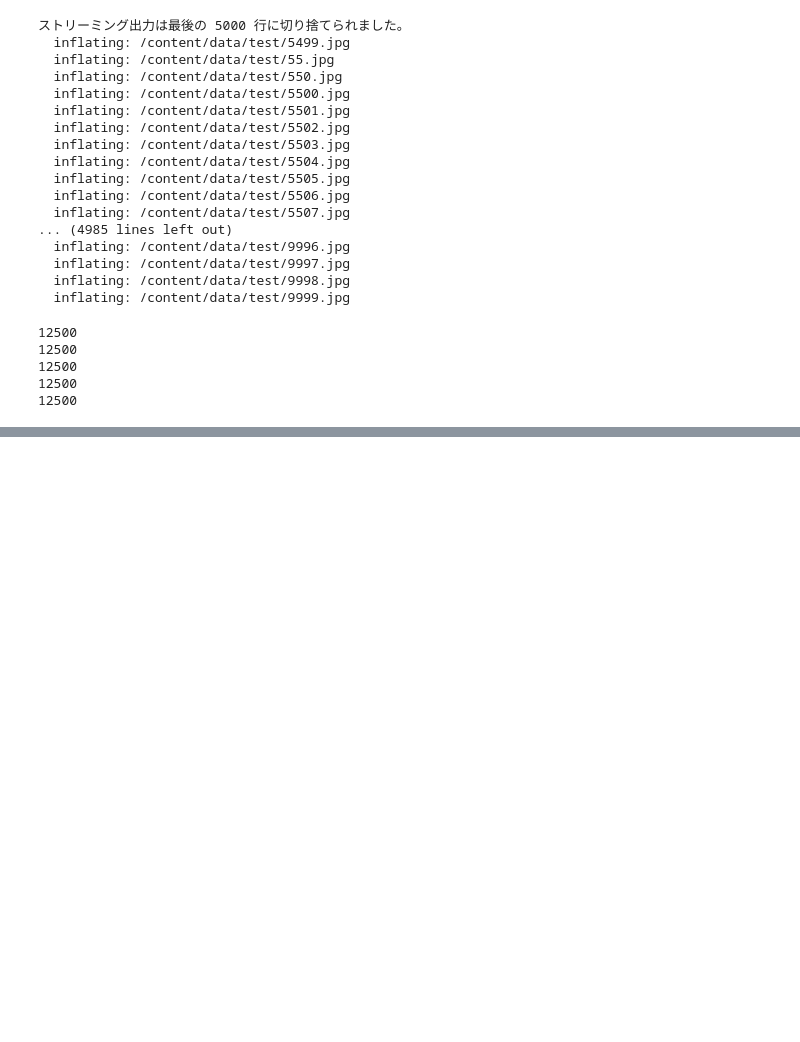
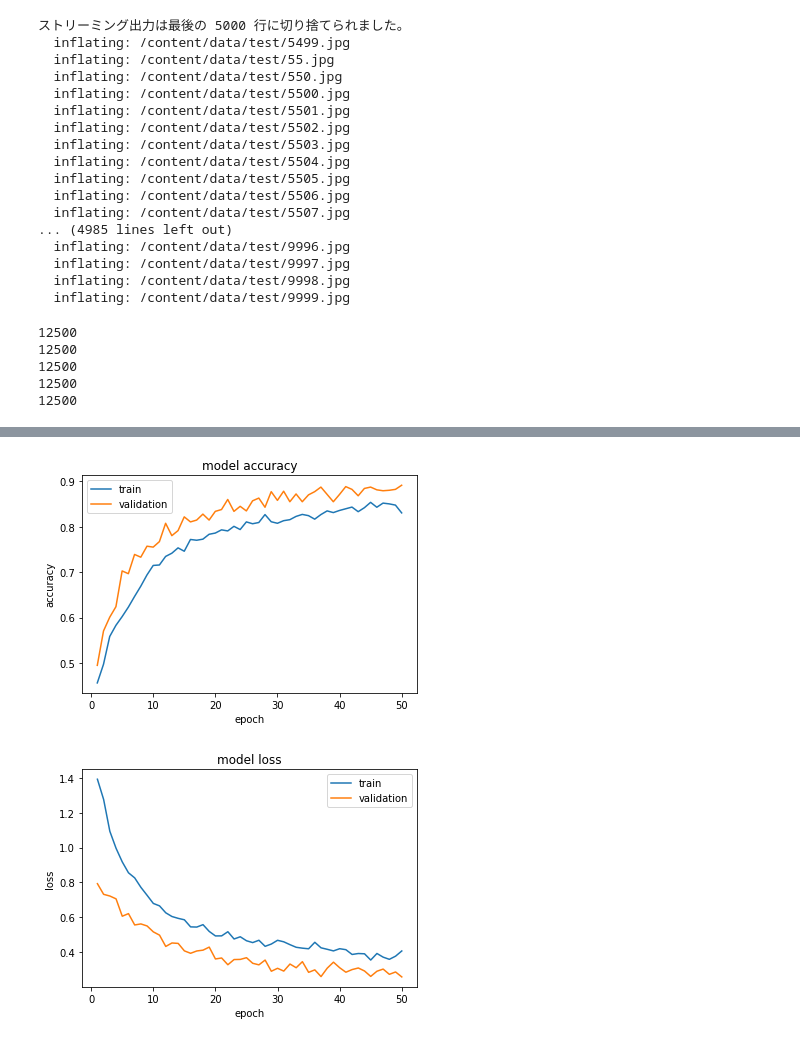
Before and after one commit to Re14m/training, a Jupyter notebook: 2022_0224_dogs_vs_cats_redux_kernels_edition.ipynb, the cells around one changed output, grey strips where cells are left out. Drawn from its saved outputs; the diff is of its cells as text; code cells hidden in the pictures; blank space fills up the shorter version.

```diff
--- a/2022_0224_dogs_vs_cats_redux_kernels_edition.ipynb
+++ b/2022_0224_dogs_vs_cats_redux_kernels_edition.ipynb
@@ -130,0 +274,29 @@ os.chdir('/content/data/test/')
+# %%
+# 訓練履歴をグラフで可視化
+import matplotlib.pyplot as plt
+import pandas as pd
+
+history = pd.read_csv('history.csv')
+history_rows = len(history)
+
+# accuracy
+plt.plot(range(1, history_rows + 1), history['accuracy']) # training
+plt.plot(range(1, history_rows + 1), history['val_accuracy']) # validation
+plt.title('model accuracy')
+plt.ylabel('accuracy')
+plt.xlabel('epoch')
+plt.legend(['train', 'validation'], loc='best')
+plt.show()
+
+# loss
+plt.plot(range(1, history_rows + 1), history['loss'])
+plt.plot(range(1, history_rows + 1), history['val_loss'])
+plt.title('model accuracy')
+plt.title('model loss')
+plt.ylabel('loss')
+plt.xlabel('epoch')
+plt.legend(['train', 'validation'], loc='best')
+plt.show()
+# %% [output]
+[figure, added]
+[figure, added]
```
Also changed, not shown: parts of 17 cells of this notebook.
